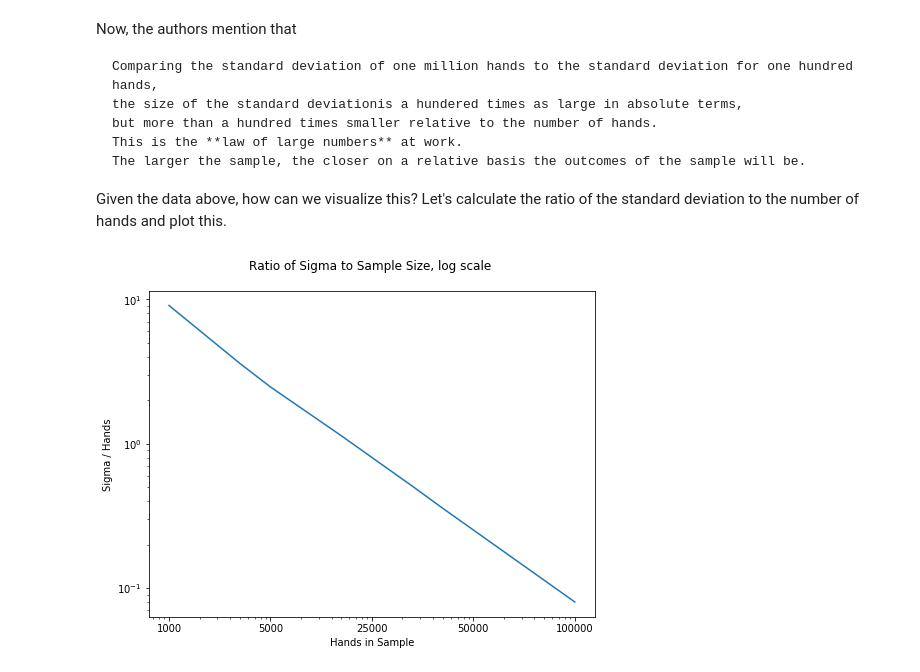
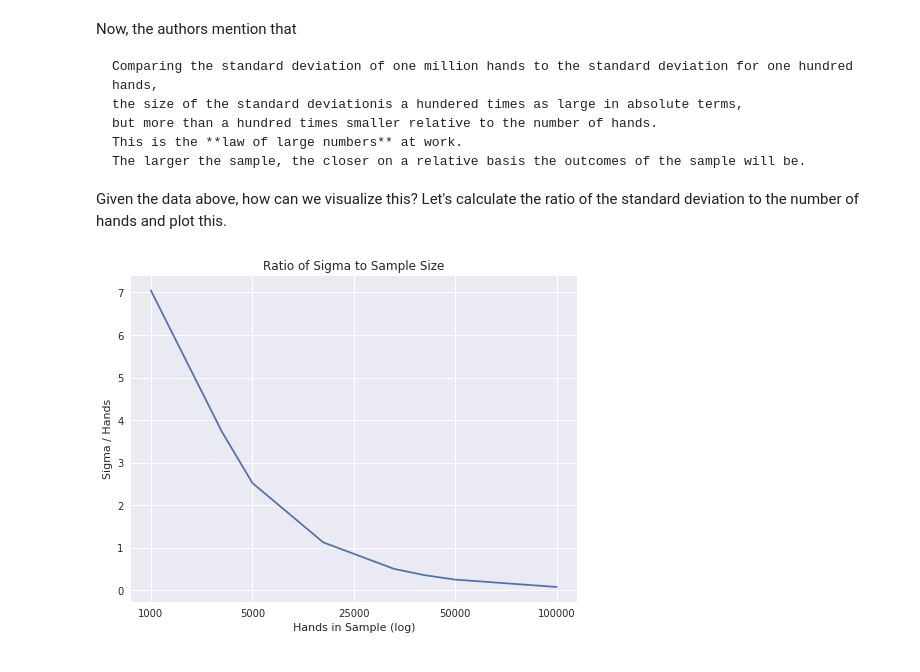
Before and after one commit to HigginTown/mathematics-of-poker, a Jupyter notebook: chapter_notebooks/part_one/p1c2.ipynb, the cells around one changed output. Drawn from its saved outputs; the diff is of its cells as text; code cells hidden in the pictures.

```diff
--- a/chapter_notebooks/part_one/p1c2.ipynb
+++ b/chapter_notebooks/part_one/p1c2.ipynb
@@ -286,32 +286,33 @@ Given the data above, how can we visualize this?  Let's calculate the ratio of t
 # %%
 %matplotlib inline
 import matplotlib.pyplot as plt # plotting
+plt.style.use('seaborn')
 
 # you can get this data easily from the dataframe
 # the index contains the data for the number of hands
 # this is the data for our Y axis
 # the X axis will the number of hands (ie the sample size / SAMPLE_SIZE_LIST)
 
 ratio_data = (df.Sigma/df.index.values).values
 
 
 fig = plt.figure(figsize=(8,6))
 ax = fig.add_subplot(1, 1, 1)
 
 # set log scale for axes
 ax.set_xscale('log')
-ax.set_yscale('log')
 
 # design
 ax.set_xticklabels(SAMPLE_SIZE_LIST)
-plt.title("Ratio of Sigma to Sample Size, log scale \n")
+plt.title("Ratio of Sigma to Sample Size")
 plt.ylabel("Sigma / Hands")
-plt.xlabel("Hands in Sample")
+plt.xlabel("Hands in Sample (log)")
 
 
 
 plt.plot(SAMPLE_SIZE_LIST, ratio_data)
+plt.savefig("Ratio-Sigma-SampleSize-Decreasing.png")
 
 plt.show()
 # %% [output]
-[figure, old version]
+[figure, new version]
```
Also changed, not shown: parts of 2 cells of this notebook, 7 other files.
